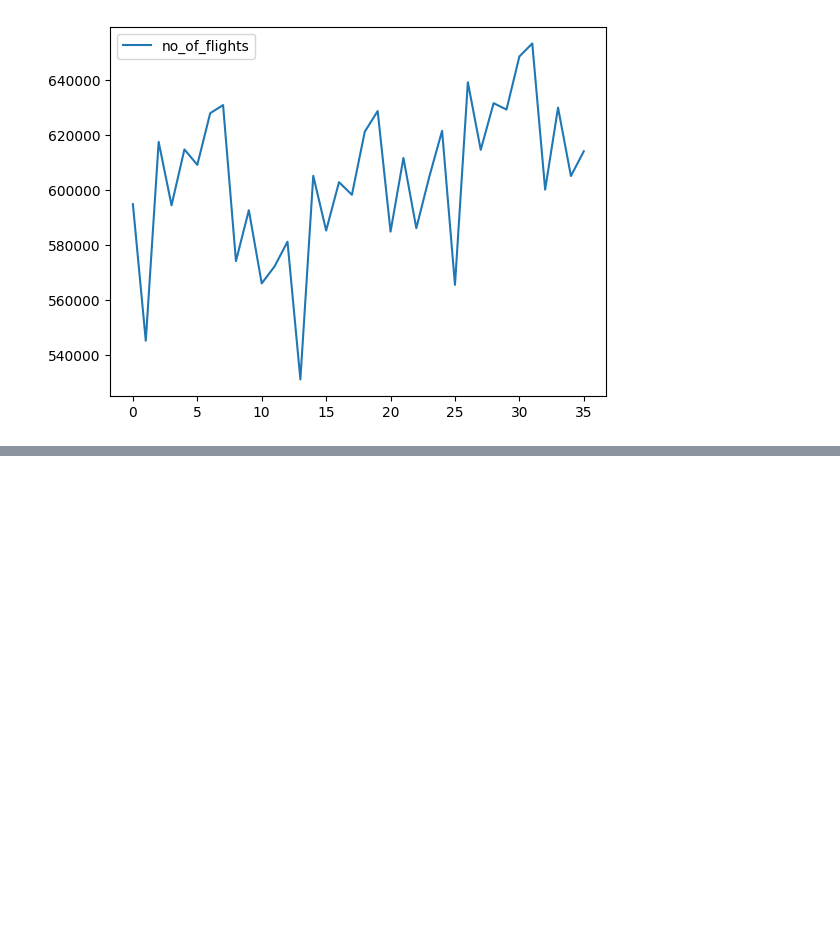
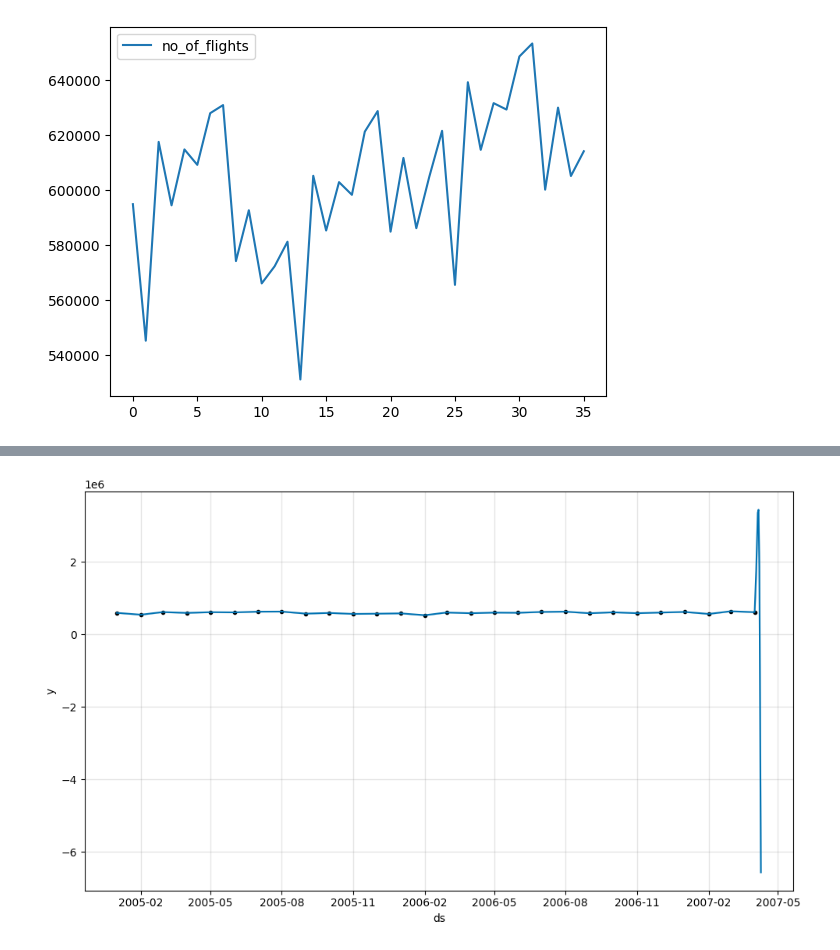
Before and after one commit to ShahidAzadd/Time-Series, a Jupyter notebook: fb_prophet.ipynb, the cells around one changed output, grey strips where cells are left out. Saved outputs shown, nothing was run; the diff lists cells and outputs as text; code cells hidden in the pictures; blank space fills up the shorter version.

Commit message:
add prophet model

```diff
--- a/fb_prophet.ipynb
+++ b/fb_prophet.ipynb
@@ -33,6 +33,18 @@ df.plot()
 # %% [output]
 <Axes: >
 [figure]
+# %%
+# Train-test split (e.g., last 20% for test)
+split_idx = int(len(df) * 0.8)
+train = df.iloc[:split_idx]
+test = df.iloc[split_idx:]
+# %%
+train
+train = train.rename(columns={'Dates': 'ds', 'no_of_flights': 'y'})
 # %%
-df
+model = prophet.Prophet()
+model.add_country_holidays(country_name='US')
+model.add_seasonality(name='monthly', period=30.5, fourier_order=5)
+model.add_seasonality(name='weekly', period=7, fourier_order=3)
+model.fit(train)
 # %% [output]
@@ -55,0 +54,4 @@ df
+# %%
+future = model.make_future_dataframe(periods=len(test), freq='D')  # adjust freq if needed
+forecast = model.predict(future)
+forecast[['ds', 'yhat', 'yhat_lower', 'yhat_upper']].tail()
@@ -55,0 +65,5 @@ df
+# %%
+fig = model.plot(forecast)
+plt.show()
+# %% [output]
+[figure, added]
```
Also changed, not shown: parts of 2 cells of this notebook, 2 other files.
